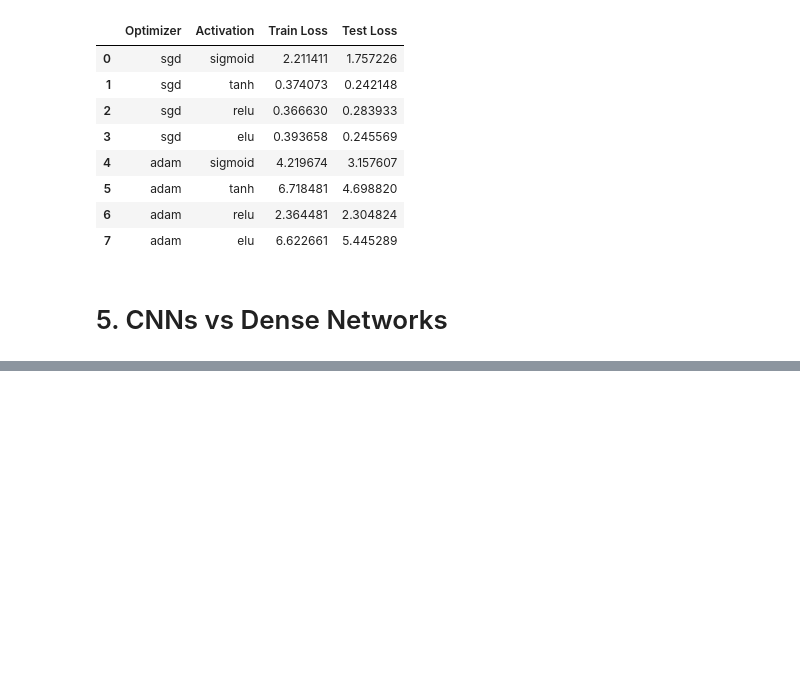
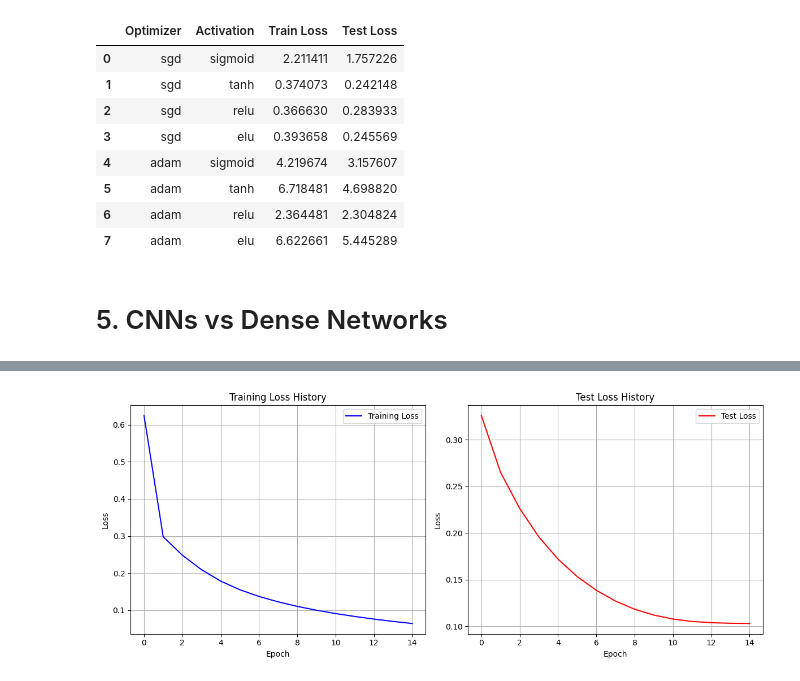
Before and after one commit to yashc73080/CS462-Deep-Learning, a Jupyter notebook: HW1/architecture_and_hyperparam_search.ipynb, the cells around one changed output, grey strips where cells are left out. Saved outputs shown, nothing was run; the diff lists cells and outputs as text; code cells hidden in the pictures; blank space fills up the shorter version.

```diff
--- a/HW1/architecture_and_hyperparam_search.ipynb
+++ b/HW1/architecture_and_hyperparam_search.ipynb
@@ -652,0 +749,6 @@ Test Loss: 0.1499, Test Accuracy: 0.9550
+# %%
+orig_dense_network = FlexibleSizeNetwork(input_size=784, output_size=10, hidden_layers=[250, 300, 200], device=device)
+orig_train_loss, orig_train_acc = orig_dense_network.train(X_train, y_train, X_test=X_test, y_test=y_test, epochs=15, lr=0.05, batch_size=64)
+orig_test_loss, orig_test_loss = orig_dense_network.test(X_test, y_test)
+orig_dense_network.plot_loss_history()
+# %% [output]
@@ -652,0 +772 @@ Test Loss: 0.1499, Test Accuracy: 0.9550
+[figure, added]
```
Also changed, not shown: parts of 5 cells of this notebook.
